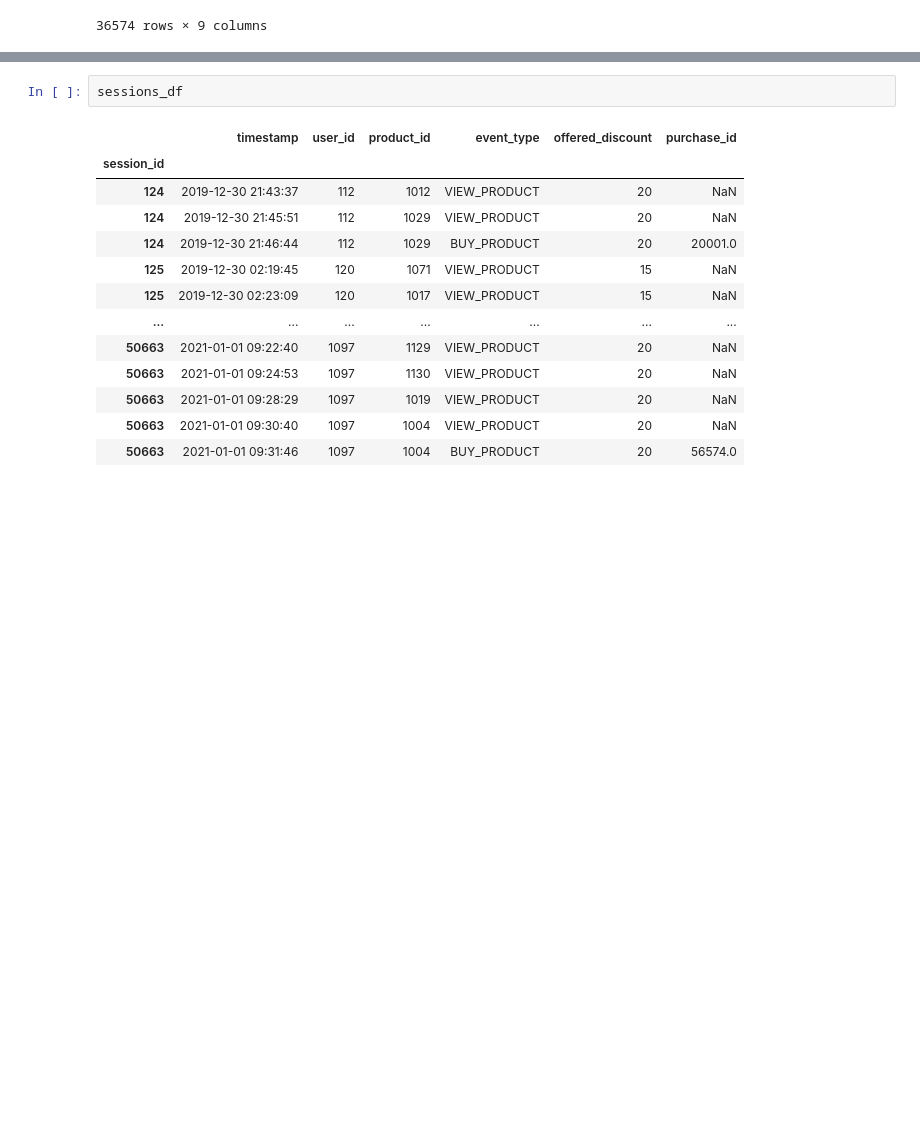
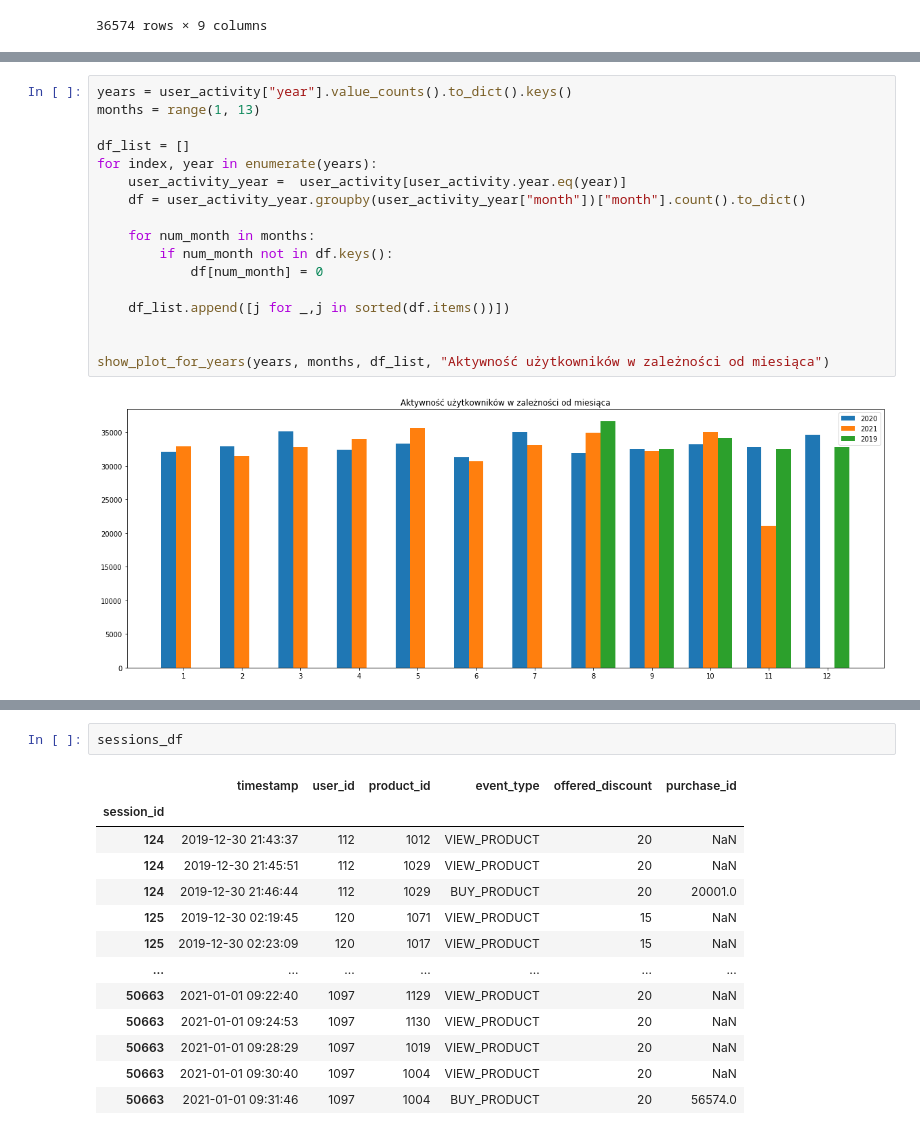
Before and after one commit to Rolkarolka/Delivery-optimization, a Jupyter notebook: notebooks/data_analysis.ipynb, the cells around one changed output, grey strips where cells are left out. Saved outputs shown, nothing was run; the diff lists cells and outputs as text; blank space fills up the shorter version.

```diff
--- a/notebooks/data_analysis.ipynb
+++ b/notebooks/data_analysis.ipynb
@@ -266,3 +273,22 @@ user_activity.groupby(user_activity["month"])["month"].count().plot(kind='bar',
+# %%
+years = user_activity["year"].value_counts().to_dict().keys()
+months = range(1, 13)
+
+df_list = []
+for index, year in enumerate(years):
+    user_activity_year =  user_activity[user_activity.year.eq(year)]
+    df = user_activity_year.groupby(user_activity_year["month"])["month"].count().to_dict()
+
+    for num_month in months:
+        if num_month not in df.keys():
+            df[num_month] = 0
+
+    df_list.append([j for _,j in sorted(df.items())])
+
+
+show_plot_for_years(years, months, df_list, "Aktywność użytkowników w zależności od miesiąca")
+# %% [output]
+[figure, added]
 # %%
 fig, axs = plt.subplots(figsize=(20, 6))
 user_activity.groupby(user_activity["day"])["day"].count().plot(kind='bar', ax=axs, title="Aktywność użytkownika w kolejnych dniach miesiąca")
```
Also changed, not shown: parts of 17 cells of this notebook.
